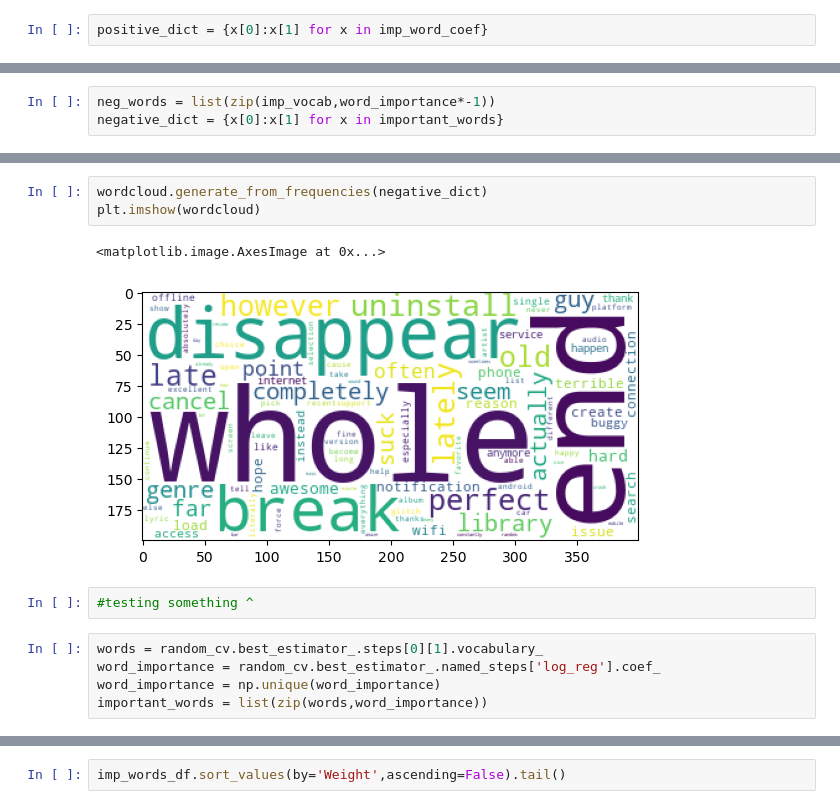
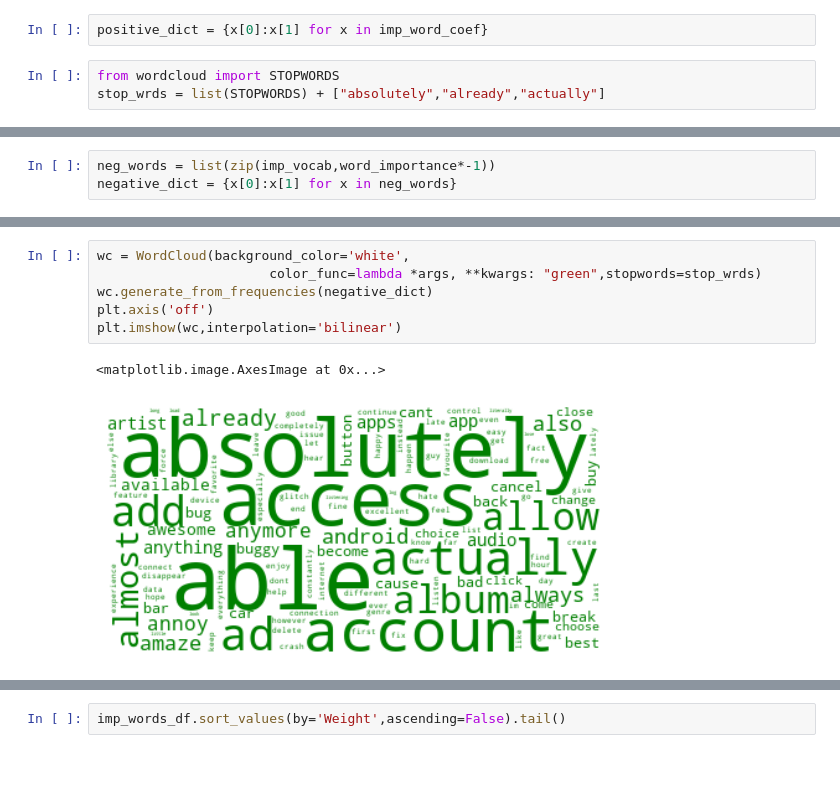
Before and after one commit to asoylatte03/spotify-app-reviews, a Jupyter notebook: modeling.ipynb, the cells around one changed output, grey strips where cells are left out. Saved outputs shown, nothing was run; the diff lists cells and outputs as text; blank space fills up the shorter version.

```diff
--- a/modeling.ipynb
+++ b/modeling.ipynb
@@ -838,4 +855,7 @@ correct_df.sort_values('Weight',ascending=False).tail(5)
 | 0 | able | -5.862684 |
 # %%
 positive_dict = {x[0]:x[1] for x in imp_word_coef}
+# %%
+from wordcloud import STOPWORDS
+stop_wrds = list(STOPWORDS) + ["absolutely","already","actually"]
 # %%
@@ -847,3 +872,3 @@ plt.imshow(wordcloud)
 # %%
 neg_words = list(zip(imp_vocab,word_importance*-1))
-negative_dict = {x[0]:x[1] for x in important_words}
+negative_dict = {x[0]:x[1] for x in neg_words}
@@ -870,16 +875,12 @@ array(["improve the ia to recommend songs and to find similar songs and it'll be
 # %%
-wordcloud.generate_from_frequencies(negative_dict)
-plt.imshow(wordcloud)
+wc = WordCloud(background_color='white',
+                      color_func=lambda *args, **kwargs: "green",stopwords=stop_wrds)
+wc.generate_from_frequencies(negative_dict)
+plt.axis('off')
+plt.imshow(wc,interpolation='bilinear')
 # %% [output]
 <matplotlib.image.AxesImage at 0x...>
-[figure, old version]
+[figure, new version]
-# %%
-#testing something ^
-# %%
-words = random_cv.best_estimator_.steps[0][1].vocabulary_
-word_importance = random_cv.best_estimator_.named_steps['log_reg'].coef_
-word_importance = np.unique(word_importance)
-important_words = list(zip(words,word_importance))
 # %%
 # creating a dataframe with words and their coefs
 imp_words_df = pd.DataFrame(important_words, columns=['Word', 'Weight'])
```
Also changed, not shown: parts of 17 cells of this notebook, 3 other files.
